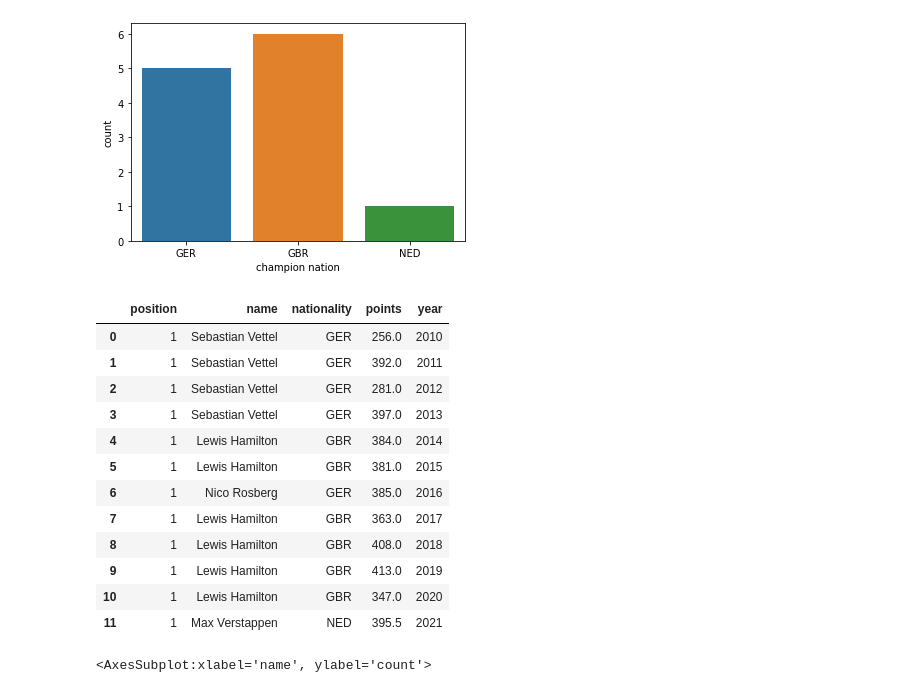
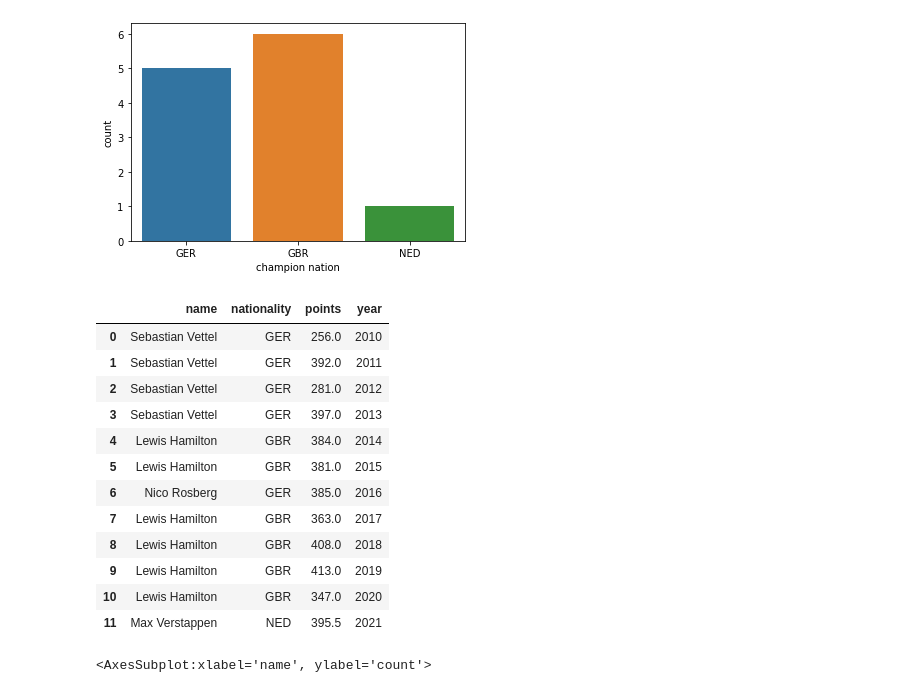
Before and after one commit to tanmaybankar/Formula-One, a Jupyter notebook: Formula One.ipynb, the cells around one changed output. Saved outputs shown, nothing was run; the diff lists cells and outputs as text; code cells hidden in the pictures.

```diff
--- a/Formula One.ipynb
+++ b/Formula One.ipynb
@@ -117,7 +115,9 @@ sns.barplot(x="year",y="points", data=constructors_world_champion)
 <AxesSubplot:title={'center':'Which team won the Constructors World Championship every year'}, xlabel='year', ylabel='points'>
 [figure]
 # %%
-drivers = pd.read_csv('Datasets/f1_2010-2021/driver_standings_2010-2021.csv', encoding='latin-1')
+drivers = pd.read_csv('Datasets/f1_2010-2021/driver_standings_2010-2021.csv')
+
+
 
 #changing index to columns
 drivers.rename(columns={'index':'position'},inplace=True)
@@ -178,23 +178,25 @@ sns.countplot(x='champion nation',data=world_champion_nation)
 # %%
 world_champion = pd.DataFrame(drivers[drivers.groupby(["year"])["points"].transform("max")==drivers["points"]])
 #indexfixing
 world_champion.reset_index(level=0, inplace=True)
 world_champion.drop("index", axis=1, inplace=True)
+world_champion.drop("position", axis=1, inplace=True)
+
 world_champion
 # %% [output]
-|  | position | name | nationality | points | year |
-| 0 | 1 | Sebastian Vettel | GER | 256.0 | 2010 |
-| 1 | 1 | Sebastian Vettel | GER | 392.0 | 2011 |
-| 2 | 1 | Sebastian Vettel | GER | 281.0 | 2012 |
-| 3 | 1 | Sebastian Vettel | GER | 397.0 | 2013 |
-| 4 | 1 | Lewis Hamilton | GBR | 384.0 | 2014 |
-| 5 | 1 | Lewis Hamilton | GBR | 381.0 | 2015 |
-| 6 | 1 | Nico Rosberg | GER | 385.0 | 2016 |
-| 7 | 1 | Lewis Hamilton | GBR | 363.0 | 2017 |
-| 8 | 1 | Lewis Hamilton | GBR | 408.0 | 2018 |
-| 9 | 1 | Lewis Hamilton | GBR | 413.0 | 2019 |
-| 10 | 1 | Lewis Hamilton | GBR | 347.0 | 2020 |
-| 11 | 1 | Max Verstappen | NED | 395.5 | 2021 |
+|  | name | nationality | points | year |
+| 0 | Sebastian Vettel | GER | 256.0 | 2010 |
+| 1 | Sebastian Vettel | GER | 392.0 | 2011 |
+| 2 | Sebastian Vettel | GER | 281.0 | 2012 |
+| 3 | Sebastian Vettel | GER | 397.0 | 2013 |
+| 4 | Lewis Hamilton | GBR | 384.0 | 2014 |
+| 5 | Lewis Hamilton | GBR | 381.0 | 2015 |
+| 6 | Nico Rosberg | GER | 385.0 | 2016 |
+| 7 | Lewis Hamilton | GBR | 363.0 | 2017 |
+| 8 | Lewis Hamilton | GBR | 408.0 | 2018 |
+| 9 | Lewis Hamilton | GBR | 413.0 | 2019 |
+| 10 | Lewis Hamilton | GBR | 347.0 | 2020 |
+| 11 | Max Verstappen | NED | 395.5 | 2021 |
 # %%
 sns.countplot(x='name',data=world_champion)
 # %% [output]
```
Also changed, not shown: parts of 10 cells of this notebook.
